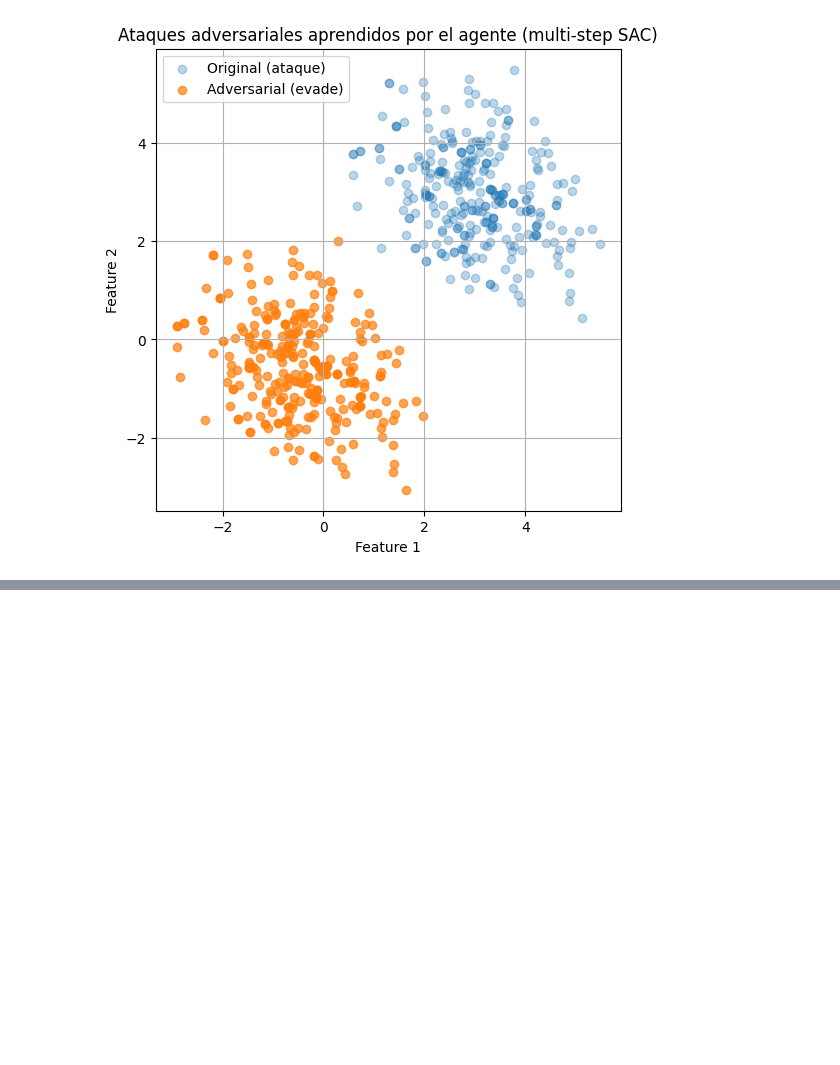
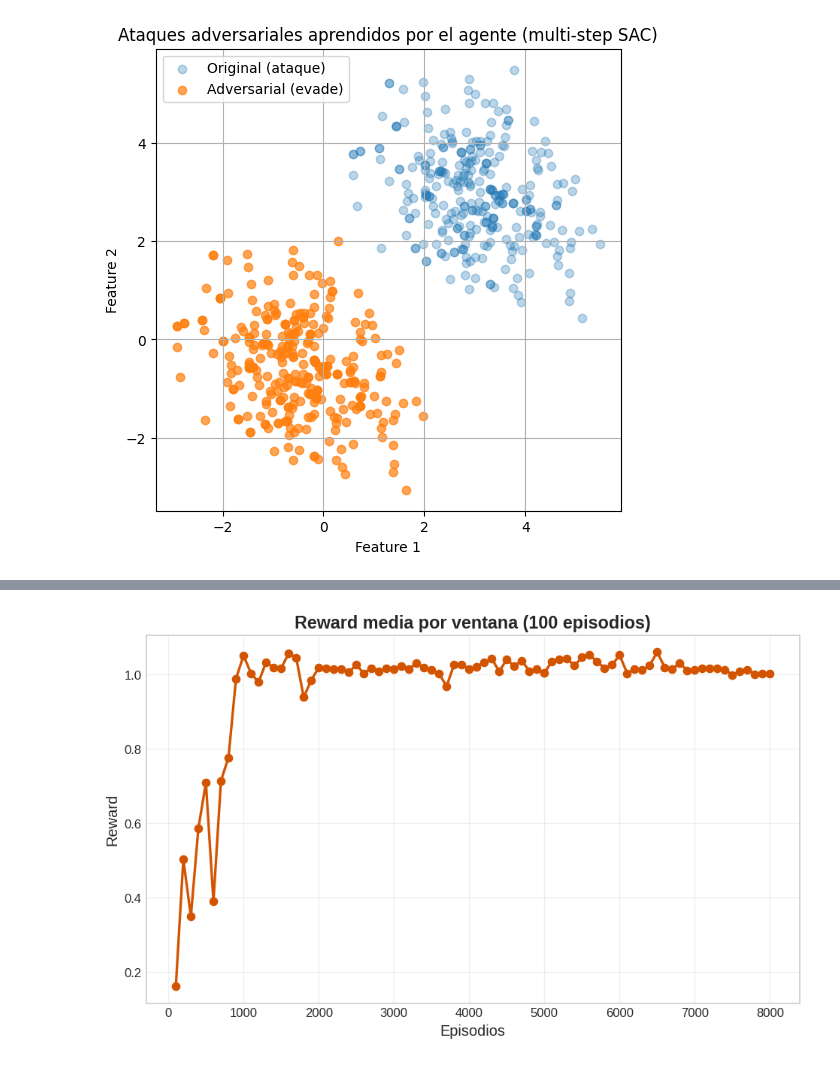
Before and after one commit to robertofdzb10/Tesis, a Jupyter notebook: notebooks/04_train_attacker_sac_multistep.ipynb, the cells around one changed output, grey strips where cells are left out. Saved outputs shown, nothing was run; the diff lists cells and outputs as text; code cells hidden in the pictures; blank space fills up the shorter version.

```diff
--- a/notebooks/04_train_attacker_sac_multistep.ipynb
+++ b/notebooks/04_train_attacker_sac_multistep.ipynb
@@ -409,0 +486,19 @@ plt.show()
+# %%
+# Grafico de Reward media por vetana (100 episodios)
+plt.figure(figsize=(8, 5), dpi=120)
+plt.plot(
+    episodes,
+    mean_reward,
+    marker="o",
+    linewidth=2,
+    markersize=6,
+    color="#d35400",
+)
+plt.title("Reward media por ventana (100 episodios)", fontsize=14, fontweight="bold")
+plt.xlabel("Episodios", fontsize=12)
+plt.ylabel("Reward", fontsize=12)
+plt.grid(alpha=0.3)
+plt.tight_layout()
+plt.show()
+# %% [output]
+[figure, added]
```
Also changed, not shown: parts of 12 cells of this notebook, 4 other files.
